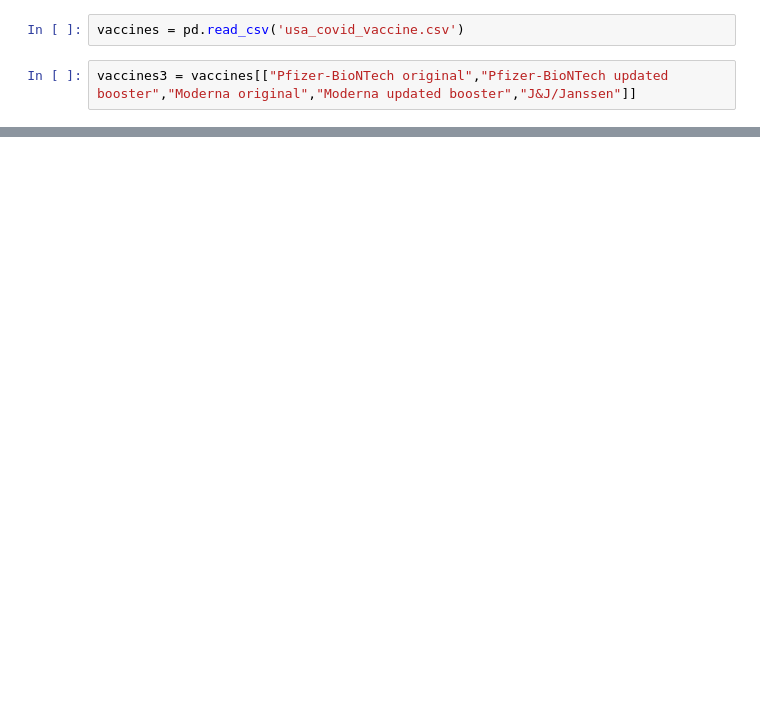
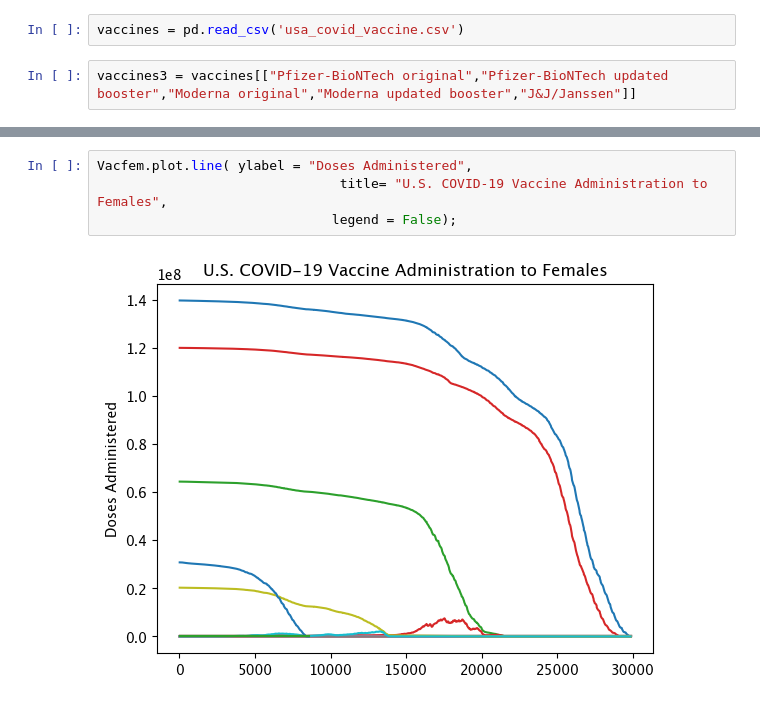
Before and after one commit to devin476/COVID-Birth-Rates, a Jupyter notebook: Vaccines/birth rate project.ipynb, the cells around one changed output, grey strips where cells are left out. Drawn from its saved outputs; the diff is of its cells as text; blank space fills up the shorter version.

```diff
--- a/Vaccines/birth rate project.ipynb
+++ b/Vaccines/birth rate project.ipynb
@@ -183,0 +231,6 @@ covidpreg.dropna().style
+# %%
+Vacfem.plot.line( ylabel = "Doses Administered",
+                               title= "U.S. COVID-19 Vaccine Administration to Females",
+                              legend = False);
+# %% [output]
+[figure, added]
```
Also changed, not shown: parts of 26 cells of this notebook, 1 other file.
